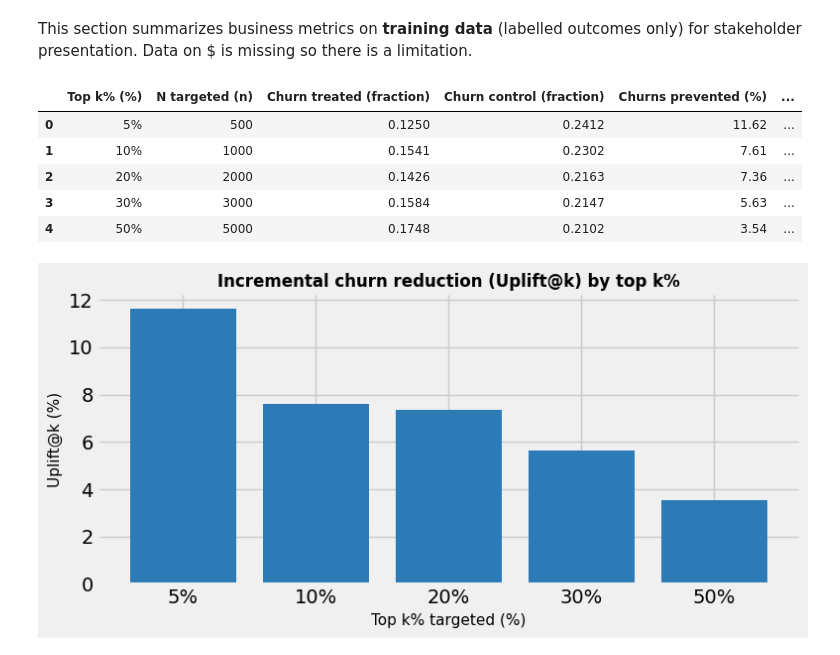
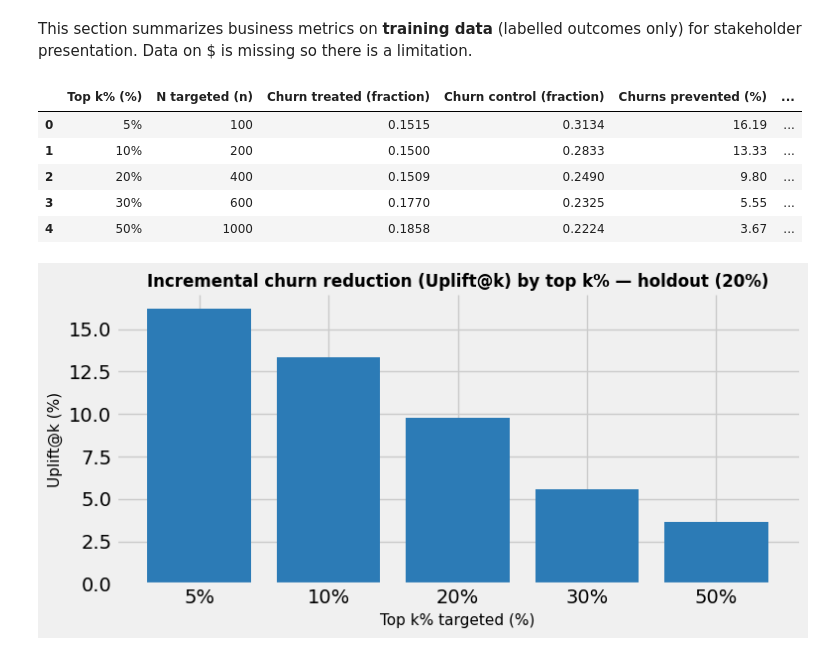
Before and after one commit to Noa-Gilad/Uplift-Modeling-Churn-Prevention, a Jupyter notebook: src/uplift_churn_prediction.ipynb, the cells around one changed output. Cells and saved outputs as stored; diff of their text form; code cells hidden in the pictures.

```diff
--- a/src/uplift_churn_prediction.ipynb
+++ b/src/uplift_churn_prediction.ipynb
@@ -590,23 +620,21 @@ For the top 10% group, uplift is pushed up by low historical claims and web visi
 # %% [markdown]
 This section summarizes business metrics on **training data** (labelled outcomes only) for stakeholder presentation. Data on $ is missing so there is a limitation.
 # %%
-# Targeting fractions for the summary table
+# Targeting fractions for the summary table (holdout 20%)
 KS = [0.05, 0.10, 0.20, 0.30, 0.50]
-train_uplift_scores = -train_cate
-
-# Train segments and summary table (training data only)
-train_baseline = predict_baseline_control(final_model, X.values)
-train_segments = assign_segments(train_uplift_scores, baseline_scores=train_baseline)
-summary_df = build_business_metrics_summary(y, treatment, train_uplift_scores, ks=KS)
+X_ho = np.asarray(th_data["X_ho"])
+holdout_baseline = predict_baseline_control(th_data["model_80"], X_ho)
+holdout_segments = assign_segments(th_data["uplift_scores_ho"], baseline_scores=holdout_baseline)
+summary_df = build_business_metrics_summary(th_data["y_ho"], th_data["treatment_ho"], th_data["uplift_scores_ho"], ks=KS)
 display(summary_df)
 # %% [output]
 |  | Top k% (%) | N targeted (n) | Churn treated (fraction) | Churn control (fraction) | Churns prevented (%) | ... |
-| 0 | 5% | 500 | 0.1250 | 0.2412 | 11.62 | ... |
-| 1 | 10% | 1000 | 0.1541 | 0.2302 | 7.61 | ... |
-| 2 | 20% | 2000 | 0.1426 | 0.2163 | 7.36 | ... |
-| 3 | 30% | 3000 | 0.1584 | 0.2147 | 5.63 | ... |
-| 4 | 50% | 5000 | 0.1748 | 0.2102 | 3.54 | ... |
+| 0 | 5% | 100 | 0.1515 | 0.3134 | 16.19 | ... |
+| 1 | 10% | 200 | 0.1500 | 0.2833 | 13.33 | ... |
+| 2 | 20% | 400 | 0.1509 | 0.2490 | 9.80 | ... |
+| 3 | 30% | 600 | 0.1770 | 0.2325 | 5.55 | ... |
+| 4 | 50% | 1000 | 0.1858 | 0.2224 | 3.67 | ... |
 # %%
-plot_business_incremental_reduction_bar(summary_df, title="Incremental churn reduction (Uplift@k) by top k%")
+plot_business_incremental_reduction_bar(summary_df, title="Incremental churn reduction (Uplift@k) by top k% — holdout (20%)")
 # %% [output]
-[figure, old version]
+[figure, new version]
```
Also changed, not shown: parts of 4 cells of this notebook, 2 other files.
